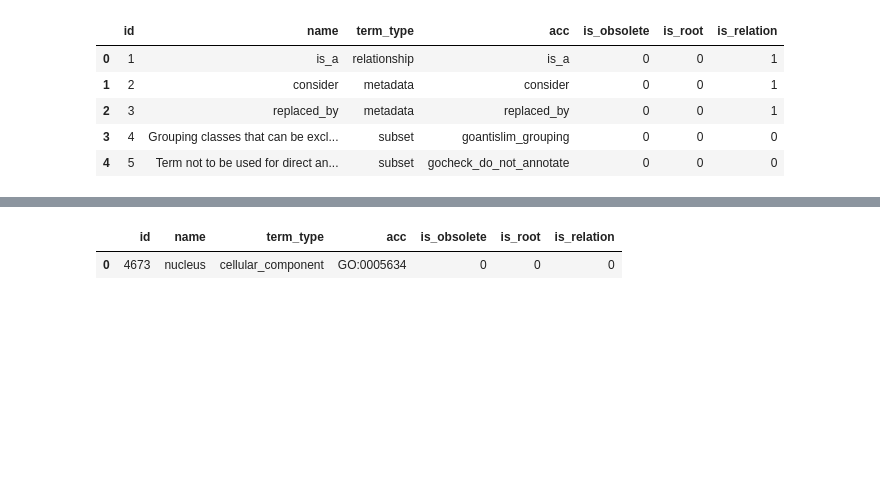
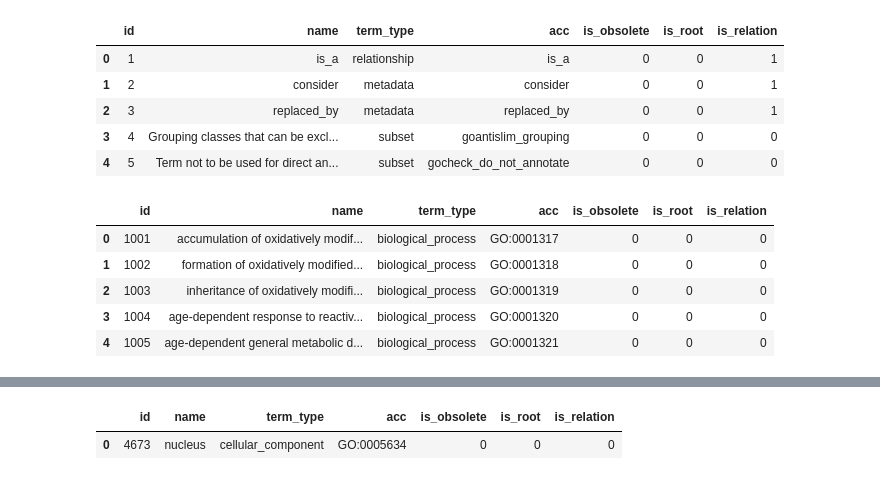
Before and after one commit to Kabilan108/drexel-coursework, a Jupyter notebook: bmes550/3_db/godb.ipynb, the cells around one changed output, grey strips where cells are left out. Saved outputs shown, nothing was run; the diff lists cells and outputs as text; code cells hidden in the pictures; blank space fills up the shorter version.

```diff
--- a/bmes550/3_db/godbexamples.ipynb
+++ b/bmes550/3_db/godb.ipynb
@@ -112,3 +229,15 @@ myselect('''SELECT *
 | 2 | 3 | replaced_by | metadata | replaced_by | 0 | 0 | 1 |
 | 3 | 4 | Grouping classes that can be excl... | subset | goantislim_grouping | 0 | 0 | 0 |
 | 4 | 5 | Term not to be used for direct an... | subset | gocheck_do_not_annotate | 0 | 0 | 0 |
+# %%
+# Look at GO terms
+godb.select("""
+SELECT * FROM term LIMIT 1000, 5
+""")
+# %% [output]
+|  | id | name | term_type | acc | is_obsolete | is_root | is_relation |
+| 0 | 1001 | accumulation of oxidatively modif... | biological_process | GO:0001317 | 0 | 0 | 0 |
+| 1 | 1002 | formation of oxidatively modified... | biological_process | GO:0001318 | 0 | 0 | 0 |
+| 2 | 1003 | inheritance of oxidatively modifi... | biological_process | GO:0001319 | 0 | 0 | 0 |
+| 3 | 1004 | age-dependent response to reactiv... | biological_process | GO:0001320 | 0 | 0 | 0 |
+| 4 | 1005 | age-dependent general metabolic d... | biological_process | GO:0001321 | 0 | 0 | 0 |
```
Also changed, not shown: parts of 23 cells of this notebook.
